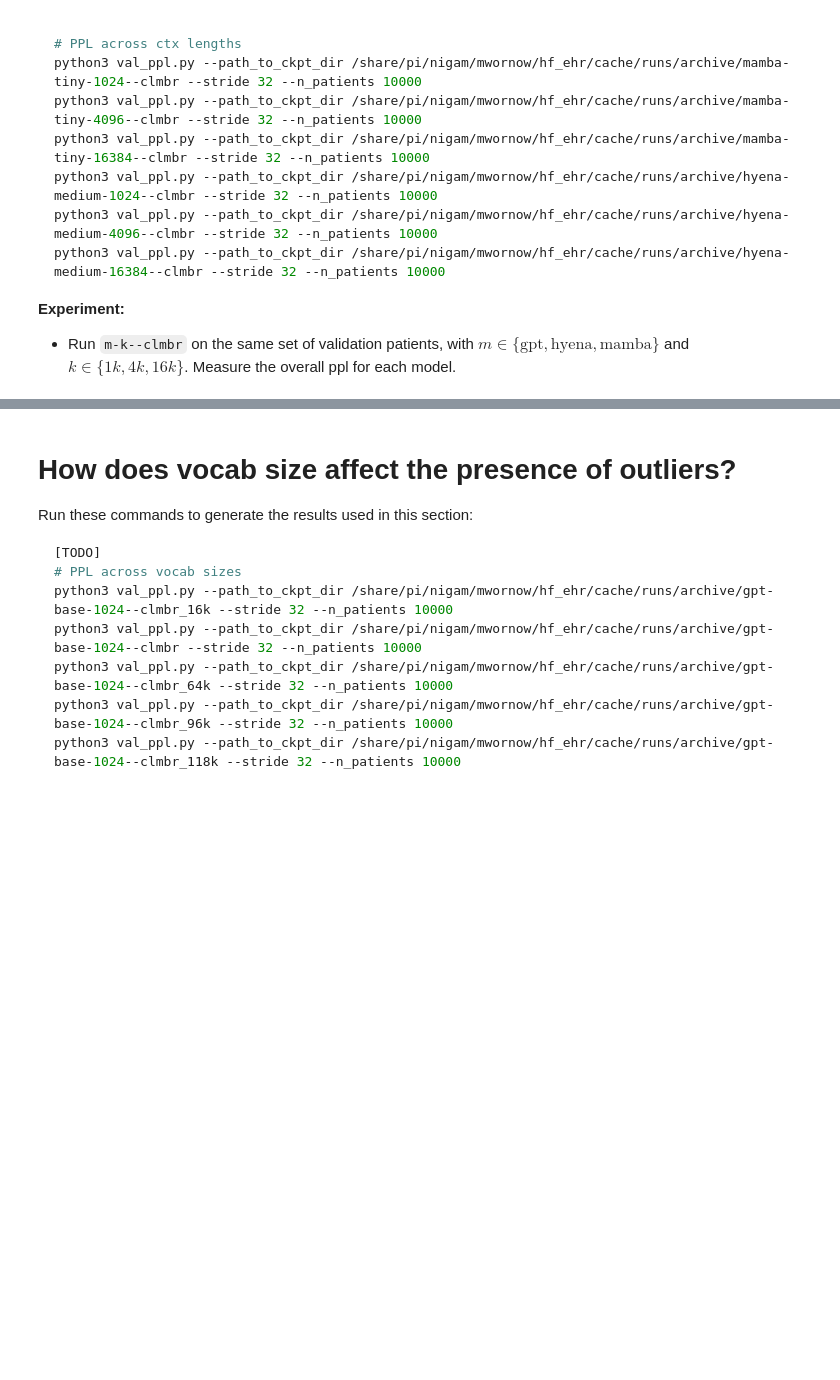
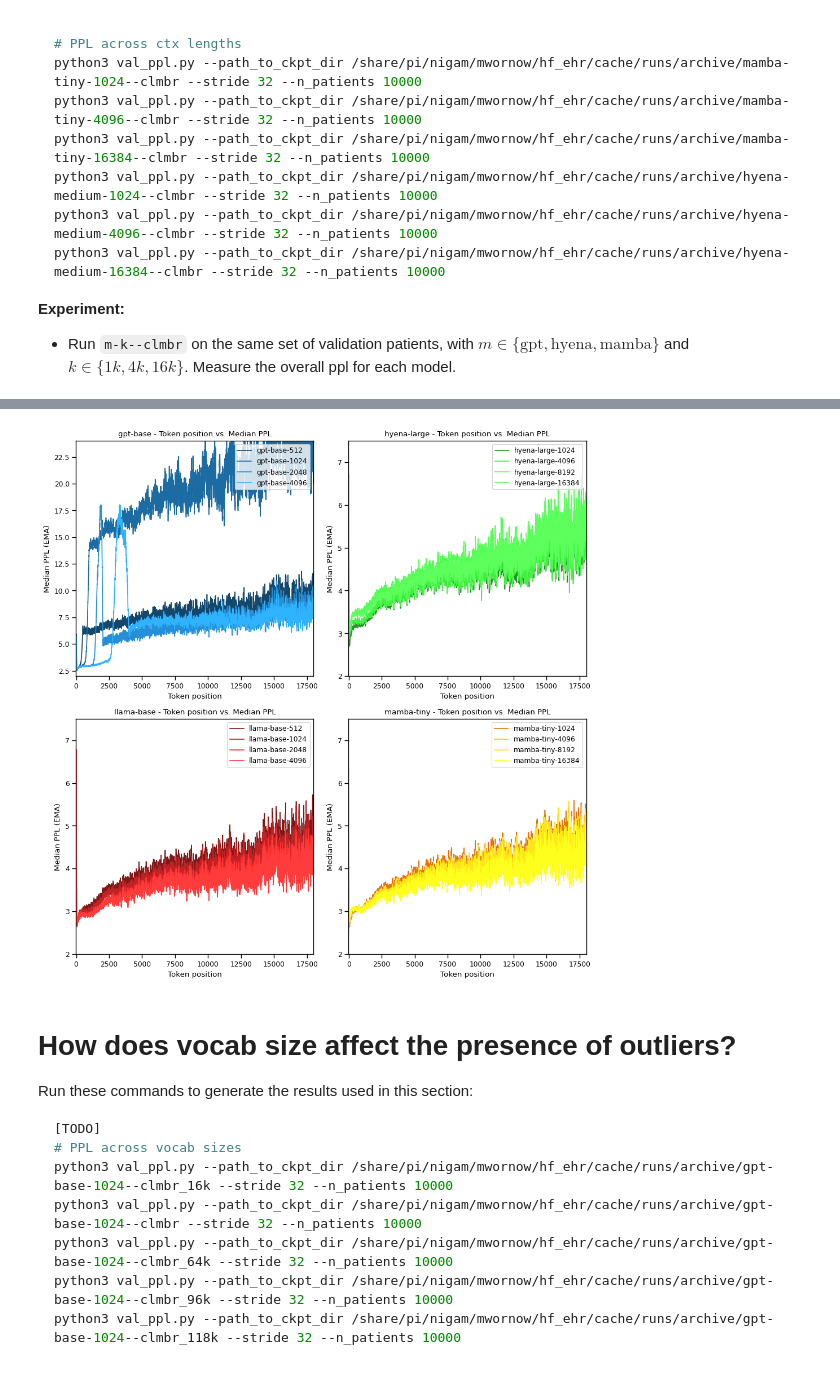
Before and after one commit to som-shahlab/hf_ehr, a Jupyter notebook: hf_ehr/notebooks/val_ppl_plots.ipynb, the cells around one changed output, grey strips where cells are left out. Drawn from its saved outputs; the diff is of its cells as text; code cells hidden in the pictures; blank space fills up the shorter version.

```diff
--- a/hf_ehr/notebooks/val_ppl_plots.ipynb
+++ b/hf_ehr/notebooks/val_ppl_plots.ipynb
@@ -750,3 +779,59 @@ plt.show()
+# %%
+# One subplot per model architecture
+
+color_map = plt.get_cmap('tab10')
+model_2_color = {
+    'gpt-base': color_map(0),
+    'mamba-tiny': color_map(1),
+    'hyena-large': color_map(2),
+    'llama-base': color_map(3)
+}
+
+max_x = {
+    'gpt-base': 24,
+    'mamba-tiny': 7.5,
+    'hyena-large': 7.5,
+    'llama-base': 7.5
+}
+
+models = ['gpt-base', 'hyena-large', 'llama-base', 'mamba-tiny']
+context_lengths = [512, 1024, 2048, 4096, 8192, 16384]
+
+# Create subplots (2x2 grid)
+fig, axes = plt.subplots(2, 2, figsize=(10, 10))
+axes = axes.flatten()  # Flatten the 2D array of axes into a 1D array for easy iteration
+
+for m_idx, m in enumerate(models):
+    ax = axes[m_idx]  # Select the subplot axis
+    for k_idx, k in enumerate(context_lengths):
+        if (m, k) not in df_models__pos_to_ppl:
+            continue
+
+        # Adjust color brightness based on context length (k_idx)
+        base_color = model_2_color[m][:3]
+        brightness_factor = 0.6 + (k_idx * 0.3)  # Increase brightness as k_idx increases
+        color = [min(c * brightness_factor, 1) for c in base_color] + [1.0]
+
+        # Plot the data for the current model and context length
+        ax.plot(df_models__pos_to_ppl[(m, k)]['token_idx'], df_models__pos_to_ppl[(m, k)]['ema_median'],
+                label=f'{m}-{k}', color=color)
+
+        # Optional: you can include vertical lines indicating the context length
+        # ax.axvline(x=k, color='gray', linestyle='--')
+
+    # Set labels, title, and limits for each subplot
+    ax.set_xlabel('Token position')
+    ax.set_ylabel('Median PPL (EMA)')
+    ax.set_title(f'{m} - Token position vs. Median PPL')
+    ax.set_xlim(-10, 18000)
+    ax.set_ylim(2, max_x[m])
+    ax.legend(loc='upper right')
+
+# Adjust layout to ensure plots don't overlap
+plt.tight_layout()
+plt.show()
+# %% [output]
+[figure, added]
 # %% [markdown]
 # How does vocab size affect the presence of outliers?
 
```
Also changed, not shown: parts of 4 cells of this notebook.
